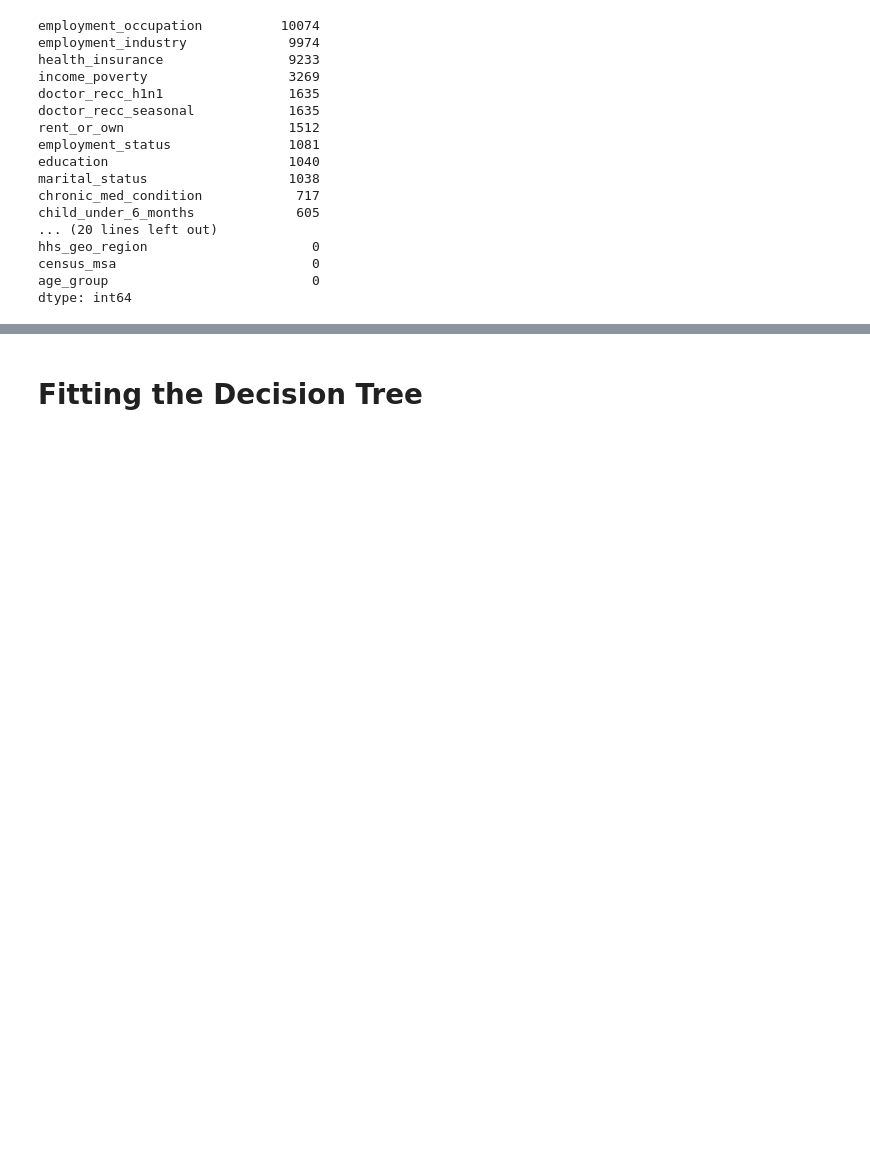
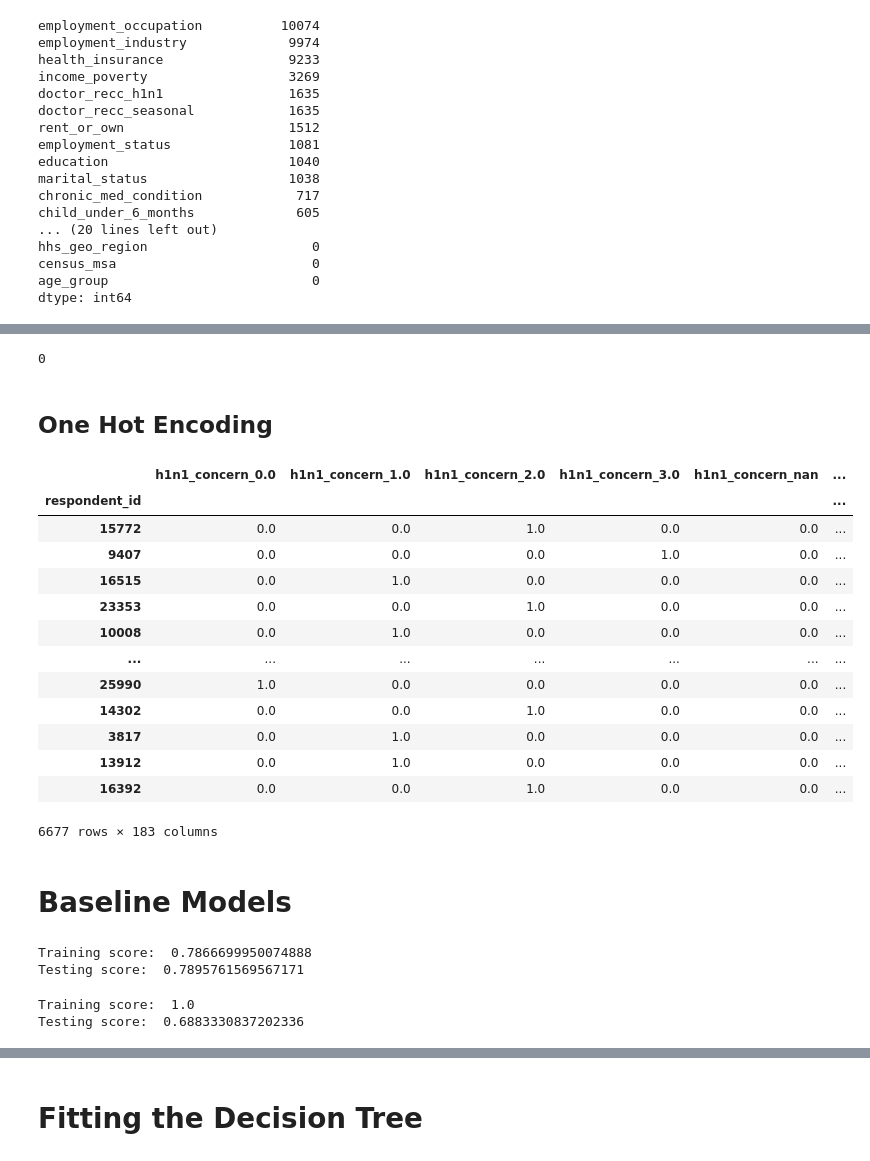
Before and after one commit to ccsurratt/seasonal_flu_vaccine_model, a Jupyter notebook: seasonal_flu_vaccine_predictive_model.ipynb, the cells around one changed output, grey strips where cells are left out. Saved outputs shown, nothing was run; the diff lists cells and outputs as text; code cells hidden in the pictures; blank space fills up the shorter version.

```diff
--- a/seasonal_flu_vaccine_predictive_model.ipynb
+++ b/seasonal_flu_vaccine_predictive_model.ipynb
@@ -268,0 +287,58 @@ X_train_categorical = pd.DataFrame(categorical_imputer.fit_transform(X_train_cat
+# %%
+X_test_string = X_test.astype(str)
+X_test_string.isna().sum().sum()
+# %% [output]
+0
+# %% [markdown]
+## One Hot Encoding
+# %%
+# Transforms the testing data using the fitted ohe object
+X_test_ohe = ohe.transform(X_test_string)
+
+# Reformats the testing data as a DataFrame for visual inspection
+X_test_ohe = pd.DataFrame(X_test_ohe,
+                          columns = ohe.get_feature_names_out(X_test_string.columns),
+                          index = X_test_string.index)
+
+X_test_ohe
+# %% [output]
+|  | h1n1_concern_0.0 | h1n1_concern_1.0 | h1n1_concern_2.0 | h1n1_concern_3.0 | h1n1_concern_nan | ... |
+| respondent_id |  |  |  |  |  | ... |
+| 15772 | 0.0 | 0.0 | 1.0 | 0.0 | 0.0 | ... |
+| 9407 | 0.0 | 0.0 | 0.0 | 1.0 | 0.0 | ... |
+| 16515 | 0.0 | 1.0 | 0.0 | 0.0 | 0.0 | ... |
+| 23353 | 0.0 | 0.0 | 1.0 | 0.0 | 0.0 | ... |
+| 10008 | 0.0 | 1.0 | 0.0 | 0.0 | 0.0 | ... |
+| ... | ... | ... | ... | ... | ... | ... |
+| 25990 | 1.0 | 0.0 | 0.0 | 0.0 | 0.0 | ... |
+| 14302 | 0.0 | 0.0 | 1.0 | 0.0 | 0.0 | ... |
+| 3817 | 0.0 | 1.0 | 0.0 | 0.0 | 0.0 | ... |
+| 13912 | 0.0 | 1.0 | 0.0 | 0.0 | 0.0 | ... |
+| 16392 | 0.0 | 0.0 | 1.0 | 0.0 | 0.0 | ... |
+6677 rows × 183 columns
+# %% [markdown]
+# Baseline Models
+# %%
+from sklearn.linear_model import LogisticRegression
+
+logreg = LogisticRegression(fit_intercept=False, C=1e12, solver='liblinear')
+
+logreg.fit(X_train_ohe, y_train)
+
+print("Training score: ", logreg.score(X_train_ohe, y_train))
+print("Testing score: ", logreg.score(X_test_ohe, y_test))
+# %% [output]
+Training score:  0.7866699950074888
+Testing score:  0.7895761569567171
+# %%
+from sklearn.tree import DecisionTreeClassifier
+
+baseline_tree = DecisionTreeClassifier(random_state=42)
+
+baseline_tree.fit(X_train_ohe, y_train)
+
+print("Training score: ", baseline_tree.score(X_train_ohe, y_train))
+print("Testing score: ", baseline_tree.score(X_test_ohe, y_test))
+# %% [output]
+Training score:  1.0
+Testing score:  0.6883330837202336
```
Also changed, not shown: parts of 46 cells of this notebook, 1 other file.
